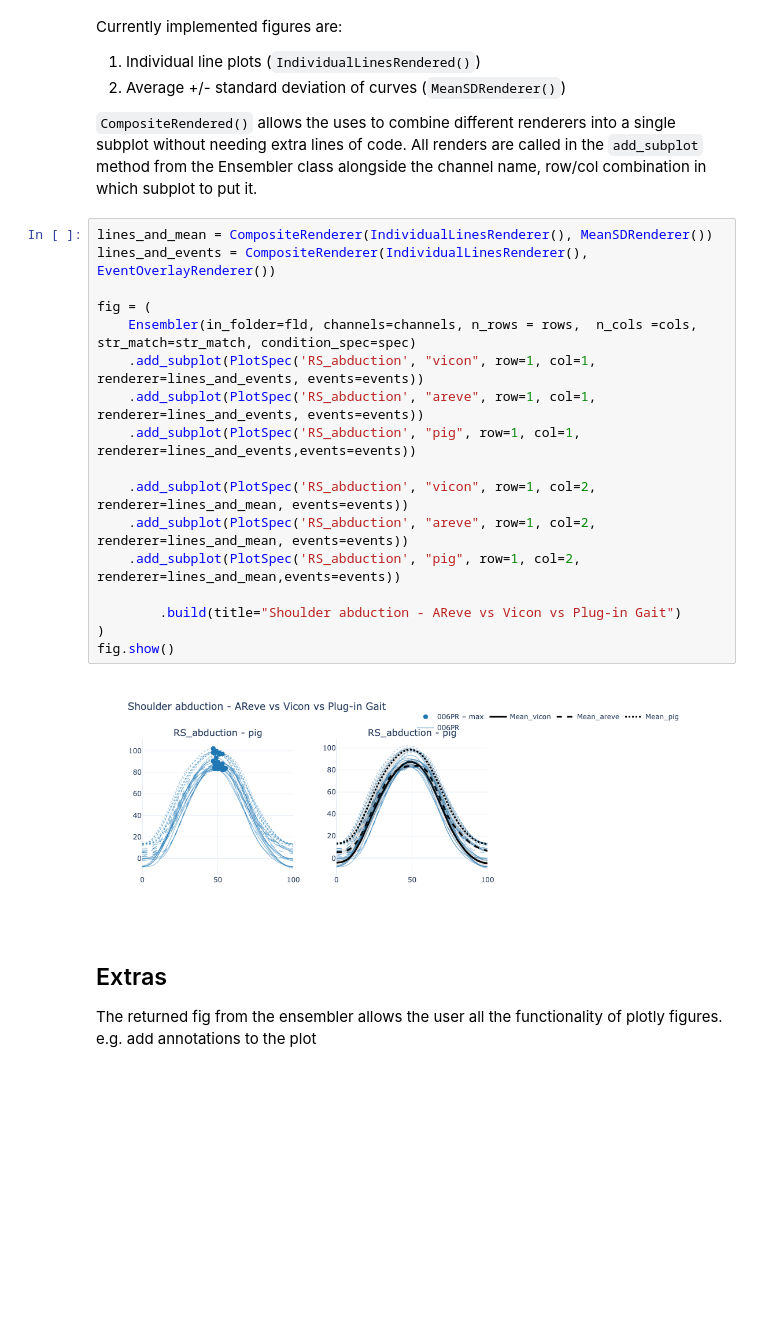
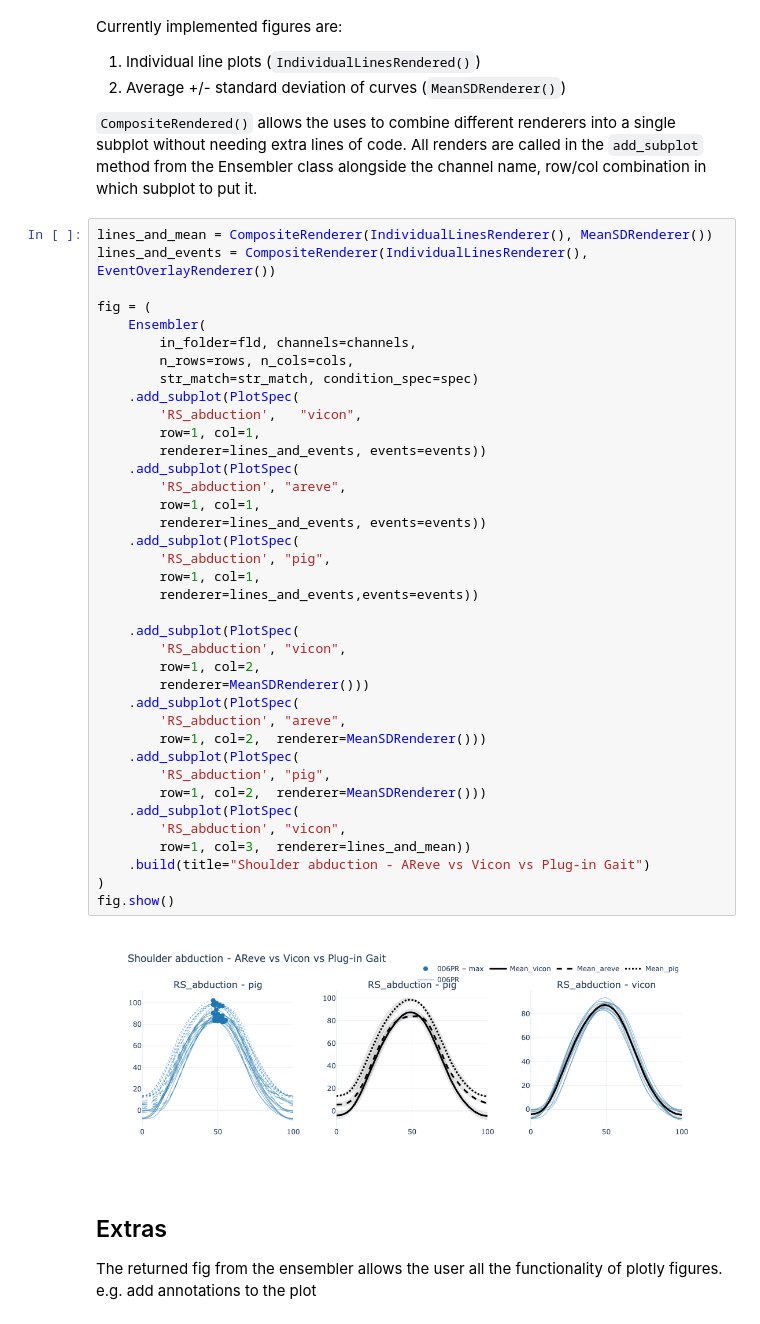
Before and after one commit to jillemmerzaal/biomechoo_ensembler, a Jupyter notebook: main.ipynb, the cells around one changed output. Saved outputs shown, nothing was run; the diff lists cells and outputs as text; blank space fills up the shorter version.

```diff
--- a/main.ipynb
+++ b/main.ipynb
@@ -51,22 +53,43 @@ All renders are called in the `add_subplot` method from the Ensembler class alon
 # %%
 lines_and_mean = CompositeRenderer(IndividualLinesRenderer(), MeanSDRenderer())
 lines_and_events = CompositeRenderer(IndividualLinesRenderer(), EventOverlayRenderer())
 
 fig = (
-    Ensembler(in_folder=fld, channels=channels, n_rows = rows,  n_cols =cols, str_match=str_match, condition_spec=spec)
-    .add_subplot(PlotSpec('RS_abduction', "vicon", row=1, col=1, renderer=lines_and_events, events=events))
-    .add_subplot(PlotSpec('RS_abduction', "areve", row=1, col=1, renderer=lines_and_events, events=events))
-    .add_subplot(PlotSpec('RS_abduction', "pig", row=1, col=1, renderer=lines_and_events,events=events))
+    Ensembler(
+        in_folder=fld, channels=channels,
+        n_rows=rows, n_cols=cols,
+        str_match=str_match, condition_spec=spec)
+    .add_subplot(PlotSpec(
+        'RS_abduction',   "vicon",
+        row=1, col=1,
+        renderer=lines_and_events, events=events))
+    .add_subplot(PlotSpec(
+        'RS_abduction', "areve",
+        row=1, col=1,
+        renderer=lines_and_events, events=events))
+    .add_subplot(PlotSpec(
+        'RS_abduction', "pig",
+        row=1, col=1,
+        renderer=lines_and_events,events=events))
 
-    .add_subplot(PlotSpec('RS_abduction', "vicon", row=1, col=2, renderer=lines_and_mean, events=events))
-    .add_subplot(PlotSpec('RS_abduction', "areve", row=1, col=2, renderer=lines_and_mean, events=events))
-    .add_subplot(PlotSpec('RS_abduction', "pig", row=1, col=2, renderer=lines_and_mean,events=events))
-
-        .build(title="Shoulder abduction - AReve vs Vicon vs Plug-in Gait")
+    .add_subplot(PlotSpec(
+        'RS_abduction', "vicon",
+        row=1, col=2,
+        renderer=MeanSDRenderer()))
+    .add_subplot(PlotSpec(
+        'RS_abduction', "areve",
+        row=1, col=2,  renderer=MeanSDRenderer()))
+    .add_subplot(PlotSpec(
+        'RS_abduction', "pig",
+        row=1, col=2,  renderer=MeanSDRenderer()))
+    .add_subplot(PlotSpec(
+        'RS_abduction', "vicon",
+        row=1, col=3,  renderer=lines_and_mean))
+    .build(title="Shoulder abduction - AReve vs Vicon vs Plug-in Gait")
 )
 fig.show()
 # %% [output]
-[figure, old version]
+[figure, new version]
 # %% [markdown]
 ## Extras
 The returned fig from the ensembler allows the user all the functionality of plotly figures.
```
Also changed, not shown: parts of 7 cells of this notebook, 2 other files.
